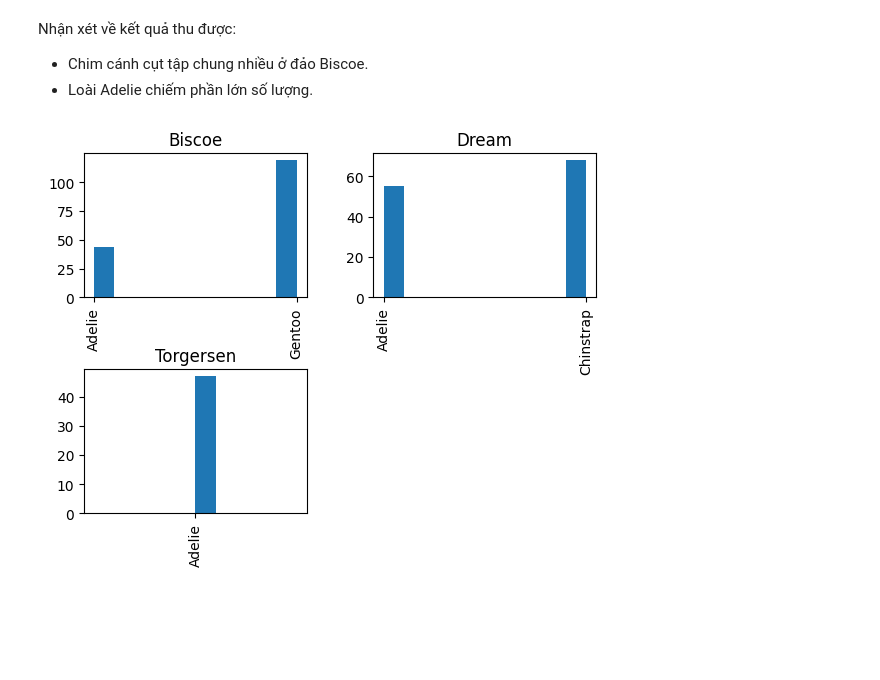
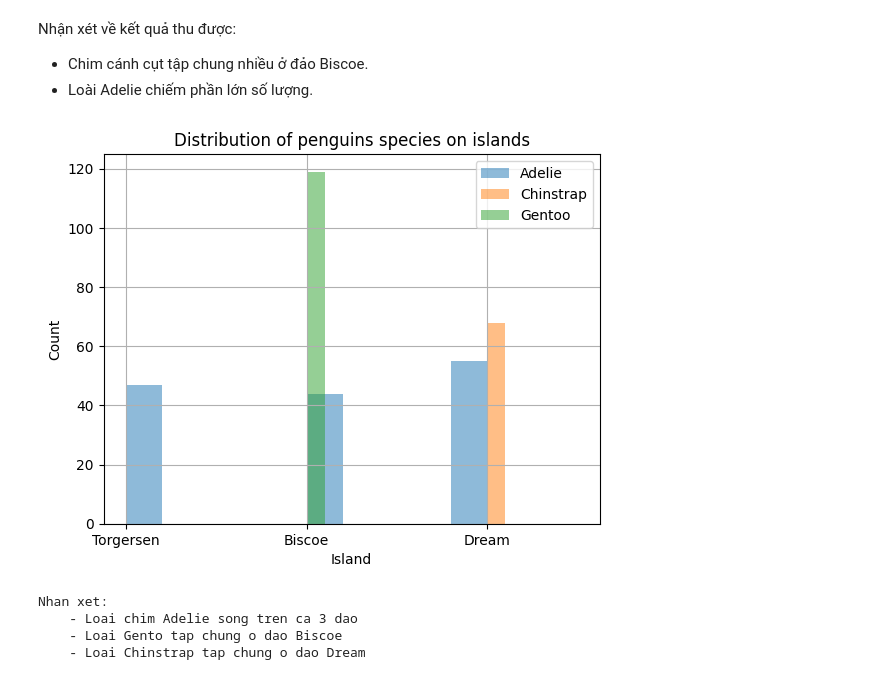
Before and after one commit to tiesen243/data-analyst, a Jupyter notebook: midterm-practice/peg.ipynb, the cells around one changed output. Drawn from its saved outputs; the diff is of its cells as text; code cells hidden in the pictures; blank space fills up the shorter version.

```diff
--- a/midterm-practice/peg.ipynb
+++ b/midterm-practice/peg.ipynb
@@ -68,7 +68,26 @@ Nhận xét về kết quả thu được:
 # %%
 # ve histogram the hien su phan phoi cua cac loai chim canh cut tren islands
 fig, ax = plt.subplots()
-peg.hist(column="species", by="island", ax=ax)
+
+for i in peg["species"].unique():
+    peg[peg["species"] == i]["island"].hist(ax=ax, alpha=0.5, label=i)
+
+
+ax.set_xlabel("Island")
+ax.set_ylabel("Count")
+ax.set_title("Distribution of penguins species on islands")
+ax.legend()
 plt.show()
+
+print(
+    """Nhan xet:
+    - Loai chim Adelie song tren ca 3 dao
+    - Loai Gento tap chung o dao Biscoe
+    - Loai Chinstrap tap chung o dao Dream"""
+)
 # %% [output]
-[figure, old version]
+[figure, new version]
+Nhan xet:
+    - Loai chim Adelie song tren ca 3 dao
+    - Loai Gento tap chung o dao Biscoe
+    - Loai Chinstrap tap chung o dao Dream
```
Also changed, not shown: parts of 7 cells of this notebook.
